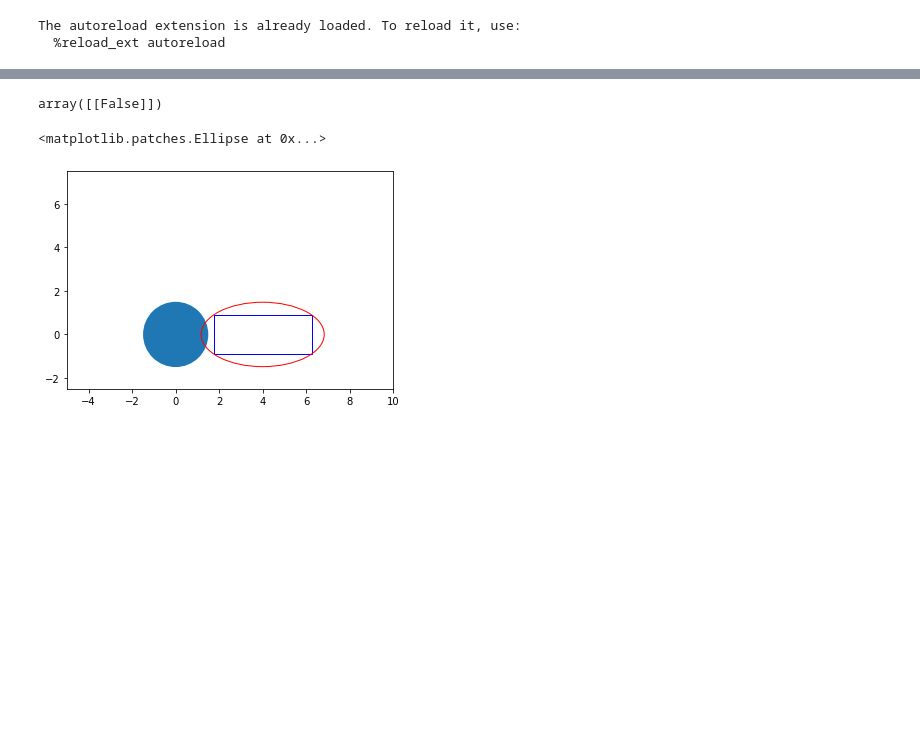
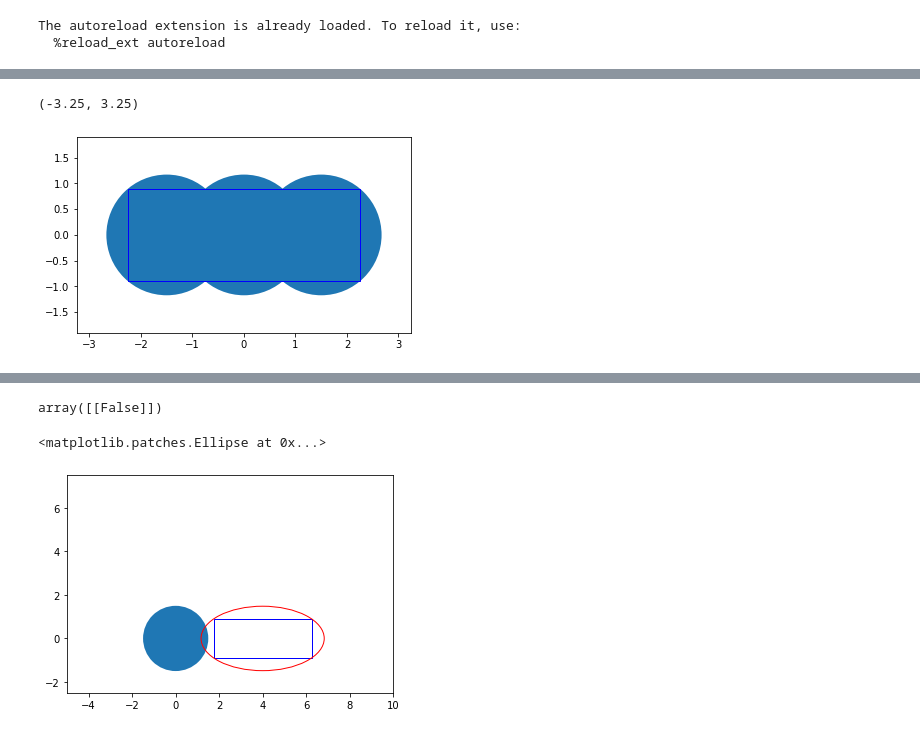
Before and after one commit to noambuckman/mpc-multiple-vehicles, a Jupyter notebook: python_experiments/j_Ellipses.ipynb, the cells around one changed output, grey strips where cells are left out. Saved outputs shown, nothing was run; the diff lists cells and outputs as text; code cells hidden in the pictures; blank space fills up the shorter version.

```diff
--- a/python_experiments/j_Ellipses.ipynb
+++ b/python_experiments/j_Ellipses.ipynb
@@ -31,0 +40,25 @@ r = 1.5
+# %%
+opti = cas.Opti()
+r = opti.variable()
+dx = opti.variable()
+x_overlap = opti.variable()
+opti.minimize(r**2)
+
+opti.subject_to((W/2-0)**2 + (0-0)**2 <= r**2)
+opti.subject_to((W/2-0)**2 + (x_overlap-0)**2 <= r**2)
+opti.subject_to((W/2-0)**2 + (x_overlap-dx)**2 <= r**2)
+opti.subject_to((W/2-0)**2 + (L/2-dx)**2 <= r**2)
+
+opti.subject_to(opti.bounded(0,dx,L/2))
+opti.subject_to(r>0)
+opti.subject_to(opti.bounded(0,x_overlap, L/2))
+
+
+# opt.subject_to(opti.bounded(0, x_c1, x_overlap))
+# opt.subject_to(opti.bounded(x_overlap, x_c2, x_overlap))
+
+opti.solver('ipopt',{},{'print_level':1})
+sol = opti.solve()
+r_opt = sol.value(r)
+dx_opt = sol.value(dx)
+print(r_opt, dx_opt)
@@ -31,0 +74,23 @@ r = 1.5
+# %%
+x_e, y_e = 0, 0
+plt.plot(x_e, y_e)
+
+c1 = patches.Circle((x_e, y_e), radius=r_opt)
+c2 = patches.Circle((x_e+dx_opt, y_e), radius=r_opt)
+c3 = patches.Circle((x_e-dx_opt, y_e), radius=r_opt)
+
+ax = plt.gca()
+ax.axis('square')
+ax.add_patch(c1)
+ax.add_patch(c2)
+ax.add_patch(c3)
+rec = patches.Rectangle((x_e-L/2, y_e-W/2), L, W, fill=None, edgecolor='blue')
+ax.add_patch(rec)
+ax.set_ylim([-W/2-1, W/2+1])
+ax.set_xlim([-L/2-1, L/2+1])
+
+# ax.set_ylim([-10, 10])
+# ax.set_xlim([-10, 10])
+# %% [output]
+(-3.25, 3.25)
+[figure, added]
```
Also changed, not shown: parts of 17 cells of this notebook, 1 other file.
